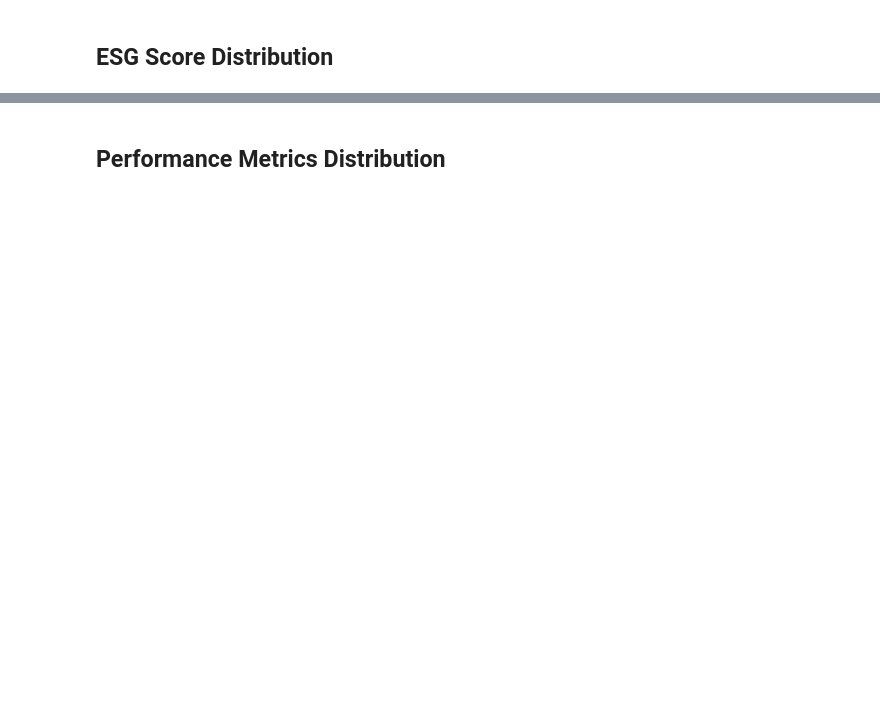
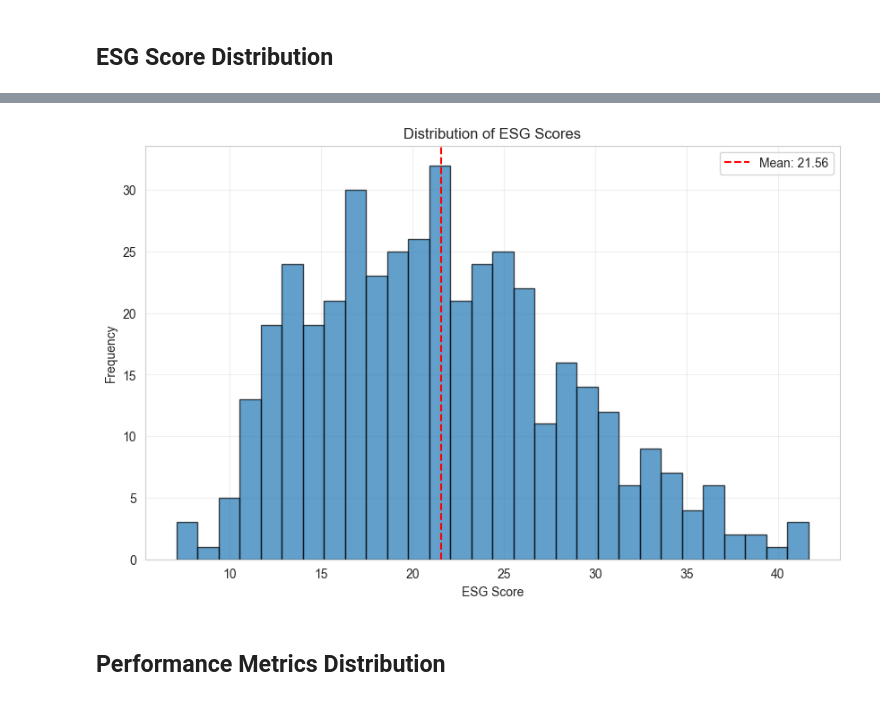
Before and after one commit to ayushmall0710/esg-stock-performace-impact, a Jupyter notebook: notebooks/01_exploratory_analysis.ipynb, the cells around one changed output, grey strips where cells are left out. Drawn from its saved outputs; the diff is of its cells as text; code cells hidden in the pictures; blank space fills up the shorter version.

```diff
--- a/notebooks/01_exploratory_analysis.ipynb
+++ b/notebooks/01_exploratory_analysis.ipynb
@@ -69,22 +128,18 @@ else:
 # %%
-# Find ESG column
-esg_col = [col for col in df.columns if 'esg' in col.lower() and 'score' in col.lower()]
-esg_col = [col for col in esg_col if not any(x in col.lower() for x in ['environment', 'social', 'governance'])]
+# Use the known ESG column name
+esg_col = 'totalEsg'
 
-if esg_col:
-    esg_col = esg_col[0]
-
-    fig, ax = plt.subplots(figsize=(10, 6))
-    ax.hist(df[esg_col].dropna(), bins=30, edgecolor='black', alpha=0.7)
-    ax.axvline(df[esg_col].mean(), color='red', linestyle='--', label=f'Mean: {df[esg_col].mean():.2f}')
-    ax.set_xlabel('ESG Score')
-    ax.set_ylabel('Frequency')
-    ax.set_title('Distribution of ESG Scores')
-    ax.legend()
-    ax.grid(True, alpha=0.3)
-    plt.show()
-else:
-    print("ESG score column not found")
+fig, ax = plt.subplots(figsize=(10, 6))
+ax.hist(df[esg_col].dropna(), bins=30, edgecolor='black', alpha=0.7)
+ax.axvline(df[esg_col].mean(), color='red', linestyle='--', label=f'Mean: {df[esg_col].mean():.2f}')
+ax.set_xlabel('ESG Score')
+ax.set_ylabel('Frequency')
+ax.set_title('Distribution of ESG Scores')
+ax.legend()
+ax.grid(True, alpha=0.3)
+plt.show()
+# %% [output]
+[figure, added]
 # %% [markdown]
 ## Performance Metrics Distribution
 # %%
```
Also changed, not shown: parts of 19 cells of this notebook.
